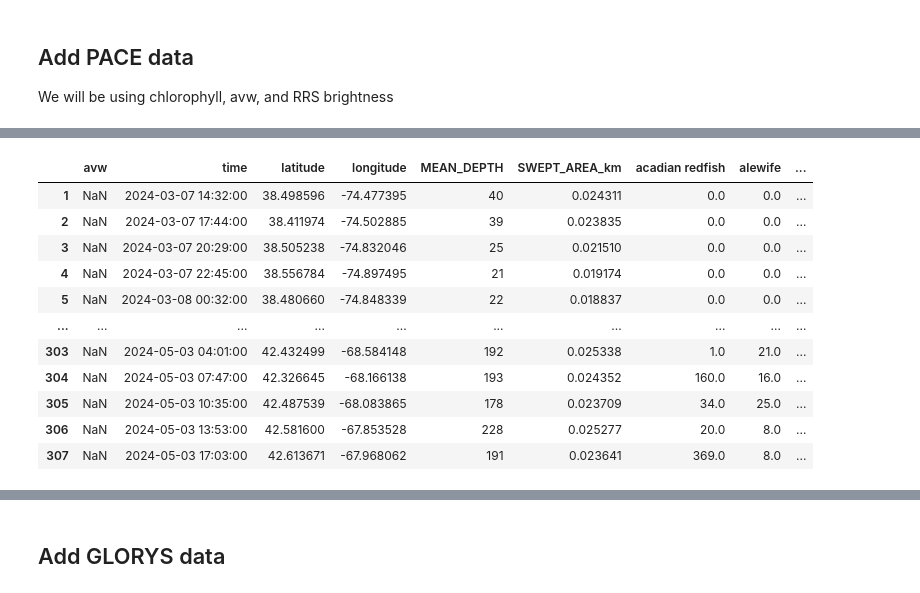
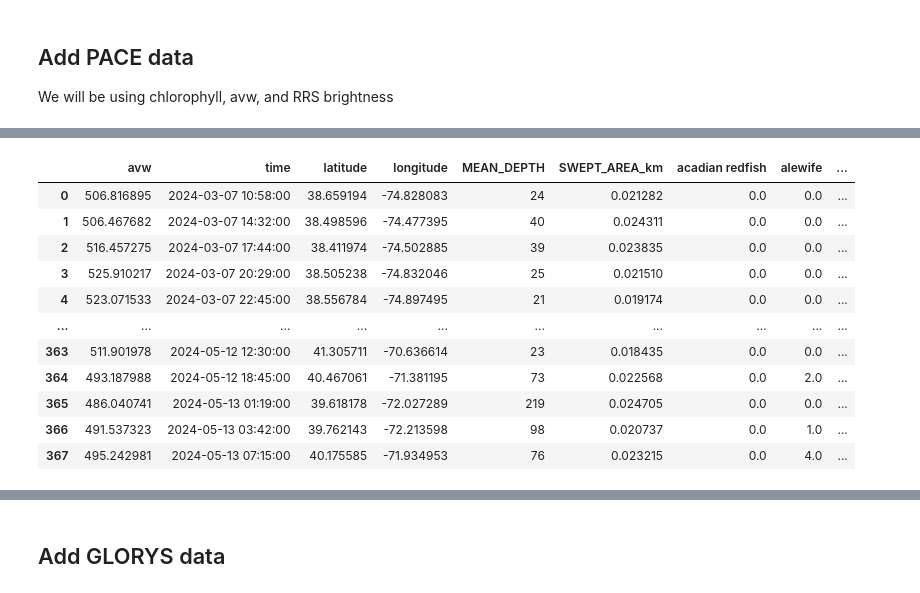
Before and after one commit to PACEHackWeek/proj_2025_sdm, a Jupyter notebook: contributors/haley/Synan_SSS_SAM_extract.ipynb, the cells around one changed output, grey strips where cells are left out. Saved outputs shown, nothing was run; the diff lists cells and outputs as text; code cells hidden in the pictures.

Commit message:
Added code that replaces NaN PACE values with monthly data

```diff
--- a/contributors/haley/Synan_SSS_SAM_extract.ipynb
+++ b/contributors/haley/Synan_SSS_SAM_extract.ipynb
@@ -192,21 +192,9 @@ def get_pace_path(trawl_df, short_name):
     paths = earthaccess.open(results)
     return paths
 
-def get_pace_nan_replace(trawl_df, short_name):
-    tspan = (trawl_df.date.min(), trawl_df.date.max())
-    bbox = (-76.75, 33, -63, 46) #west,south,east,north
-    #clouds = (0, 50)
-    results = earthaccess.search_data(
-        short_name=short_name,
-        temporal=tspan,
-        bounding_box=bbox,
-        granule_name="*.DAY*.4km*") #update to month
-        #cloud_cover=clouds,
-    paths = earthaccess.open(results)
-    return paths
 
 
-def open_pace(paths):
+def open_pace(paths): #returns an xarray Dataset
     d8=[]
     for file in paths:
         d = xr.open_dataset(file)
@@ -230,7 +218,6 @@ paths_kd= get_pace_path(trawl_df,"PACE_OCI_L3M_KD")
 
 
 ds_avw, ds_chl = list(map(open_pace,[paths_avw, paths_chl])) #get path values for each variable
-
 #match data
 data=[ds_avw, ds_chl] #list of datasets
 var_names =['avw','chlor_a'] #list of variable names
@@ -239,6 +226,4 @@ for d in range(len(data)):
         trawl_df = match_nearest(trawl_df,data[d],var_names[d],var_names[d],date=trawl_df.time) #get full trawl_df + avw
     else:
         trawl_df[var_names[d]]=match_nearest(trawl_df,data[d],var_names[d],var_names[d],date=trawl_df.time)[var_names[d]] #add chl in
-
-trawl_df
 # %% [output]
@@ -258,4 +231,18 @@ trawl_df
 # %%
+def get_pace_nan_replace(trawl_df, short_name):
+    #used to address NaN values to allow for more robust data
+    tspan = (trawl_df.date.min(), trawl_df.date.max())
+    bbox = (-76.75, 33, -63, 46) #west,south,east,north
+    #clouds = (0, 50)
+    results = earthaccess.search_data(
+        short_name=short_name,
+        temporal=tspan,
+        bounding_box=bbox,
+        granule_name="*.M*.4km*") #update to month
+        #cloud_cover=clouds,
+    paths = earthaccess.open(results)
+    return paths
+
 def extract_scalar(val):
     #since avw values are objects, this function extracts the
     #actual, usable scalar value (a float)
@@ -271,11 +258,32 @@ def extract_scalar(val):
             return np.nan
     return val
 
+#converting datatype to usable float64
 trawl_df['avw'] = trawl_df['avw'].apply(extract_scalar)
-trawl_df['avw'] = pd.to_numeric(trawl_df['avw'], errors='coerce')
+trawl_df['chlor_a'] = trawl_df['chlor_a'].apply(extract_scalar)
 
-na_index = trawl_df[trawl_df.avw.isna()].index
-trawl_df_nan_only = trawl_df.loc[na_index] #creates dataset containing only NaNavw values
-matched_monthly = match_nearest(trawl_df_nan_only, 'avw', 'avw', date=trawl_df_nan_only.time)
-trawl_df.loc[na_index, 'avw'] = matched_monthly['avw']
+trawl_df['avw'] = pd.to_numeric(trawl_df['avw'], errors='coerce') #another conversion to float
+trawl_df['chlor_a'] = pd.to_numeric(trawl_df['chlor_a'], errors='coerce') #another conversion to float
+
+#creating list of indices containing NaN values
+na_index_avw = trawl_df[trawl_df.avw.isna()].index
+na_index_chl = trawl_df[trawl_df.chlor_a.isna()].index
+
+#creates dataset containing only NaN values
+trawl_df_avw_nan_only = trawl_df.loc[na_index_avw]
+trawl_df_chl_nan_only = trawl_df.loc[na_index_chl]
+
+trawl_df_avw_nan_only = trawl_df_avw_nan_only.drop('avw', axis = 1)
+trawl_df_chl_nan_only = trawl_df_chl_nan_only.drop('chlor_a', axis = 1)
+
+nan_avw_path = get_pace_nan_replace(trawl_df,"PACE_OCI_L3M_AVW")
+nan_chl_path = get_pace_nan_replace(trawl_df,"PACE_OCI_L3M_CHL")
+
+nan_avw_ds, nan_chl_ds = list(map(open_pace,[nan_avw_path, nan_chl_path])) #get path values for each variable
+
+matched_monthly = match_nearest(trawl_df_avw_nan_only.reset_index(), nan_avw_ds, 'avw', 'avw', date=trawl_df_avw_nan_only.time)
+trawl_df.loc[na_index_avw, 'avw'] = matched_monthly['avw']
+
+matched_monthly = match_nearest(trawl_df_chl_nan_only.reset_index(), nan_chl_ds, 'chlor_a', 'chlor_a', date=trawl_df_chl_nan_only.time)
+trawl_df.loc[na_index_chl, 'chlor_a'] = matched_monthly['chlor_a']
 # %% [output]
@@ -282,12 +291,12 @@ trawl_df.loc[na_index, 'avw'] = matched_monthly['avw']
 |  | avw | time | latitude | longitude | MEAN_DEPTH | SWEPT_AREA_km | acadian redfish | alewife | ... |
-| 1 | NaN | 2024-03-07 14:32:00 | 38.498596 | -74.477395 | 40 | 0.024311 | 0.0 | 0.0 | ... |
-| 2 | NaN | 2024-03-07 17:44:00 | 38.411974 | -74.502885 | 39 | 0.023835 | 0.0 | 0.0 | ... |
-| 3 | NaN | 2024-03-07 20:29:00 | 38.505238 | -74.832046 | 25 | 0.021510 | 0.0 | 0.0 | ... |
-| 4 | NaN | 2024-03-07 22:45:00 | 38.556784 | -74.897495 | 21 | 0.019174 | 0.0 | 0.0 | ... |
-| 5 | NaN | 2024-03-08 00:32:00 | 38.480660 | -74.848339 | 22 | 0.018837 | 0.0 | 0.0 | ... |
+| 0 | 506.816895 | 2024-03-07 10:58:00 | 38.659194 | -74.828083 | 24 | 0.021282 | 0.0 | 0.0 | ... |
+| 1 | 506.467682 | 2024-03-07 14:32:00 | 38.498596 | -74.477395 | 40 | 0.024311 | 0.0 | 0.0 | ... |
+| 2 | 516.457275 | 2024-03-07 17:44:00 | 38.411974 | -74.502885 | 39 | 0.023835 | 0.0 | 0.0 | ... |
+| 3 | 525.910217 | 2024-03-07 20:29:00 | 38.505238 | -74.832046 | 25 | 0.021510 | 0.0 | 0.0 | ... |
+| 4 | 523.071533 | 2024-03-07 22:45:00 | 38.556784 | -74.897495 | 21 | 0.019174 | 0.0 | 0.0 | ... |
 | ... | ... | ... | ... | ... | ... | ... | ... | ... | ... |
-| 303 | NaN | 2024-05-03 04:01:00 | 42.432499 | -68.584148 | 192 | 0.025338 | 1.0 | 21.0 | ... |
-| 304 | NaN | 2024-05-03 07:47:00 | 42.326645 | -68.166138 | 193 | 0.024352 | 160.0 | 16.0 | ... |
-| 305 | NaN | 2024-05-03 10:35:00 | 42.487539 | -68.083865 | 178 | 0.023709 | 34.0 | 25.0 | ... |
-| 306 | NaN | 2024-05-03 13:53:00 | 42.581600 | -67.853528 | 228 | 0.025277 | 20.0 | 8.0 | ... |
-| 307 | NaN | 2024-05-03 17:03:00 | 42.613671 | -67.968062 | 191 | 0.023641 | 369.0 | 8.0 | ... |
+| 363 | 511.901978 | 2024-05-12 12:30:00 | 41.305711 | -70.636614 | 23 | 0.018435 | 0.0 | 0.0 | ... |
+| 364 | 493.187988 | 2024-05-12 18:45:00 | 40.467061 | -71.381195 | 73 | 0.022568 | 0.0 | 2.0 | ... |
+| 365 | 486.040741 | 2024-05-13 01:19:00 | 39.618178 | -72.027289 | 219 | 0.024705 | 0.0 | 0.0 | ... |
+| 366 | 491.537323 | 2024-05-13 03:42:00 | 39.762143 | -72.213598 | 98 | 0.020737 | 0.0 | 1.0 | ... |
+| 367 | 495.242981 | 2024-05-13 07:15:00 | 40.175585 | -71.934953 | 76 | 0.023215 | 0.0 | 4.0 | ... |
```
Also changed, not shown: parts of 4 cells of this notebook.
